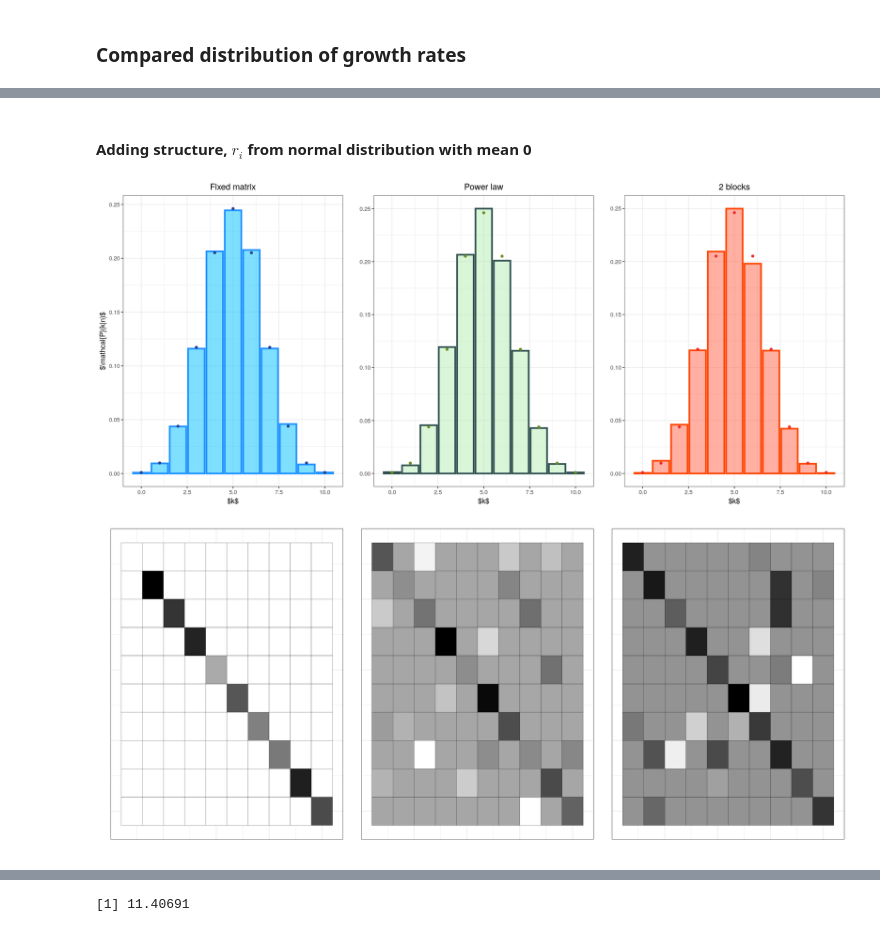
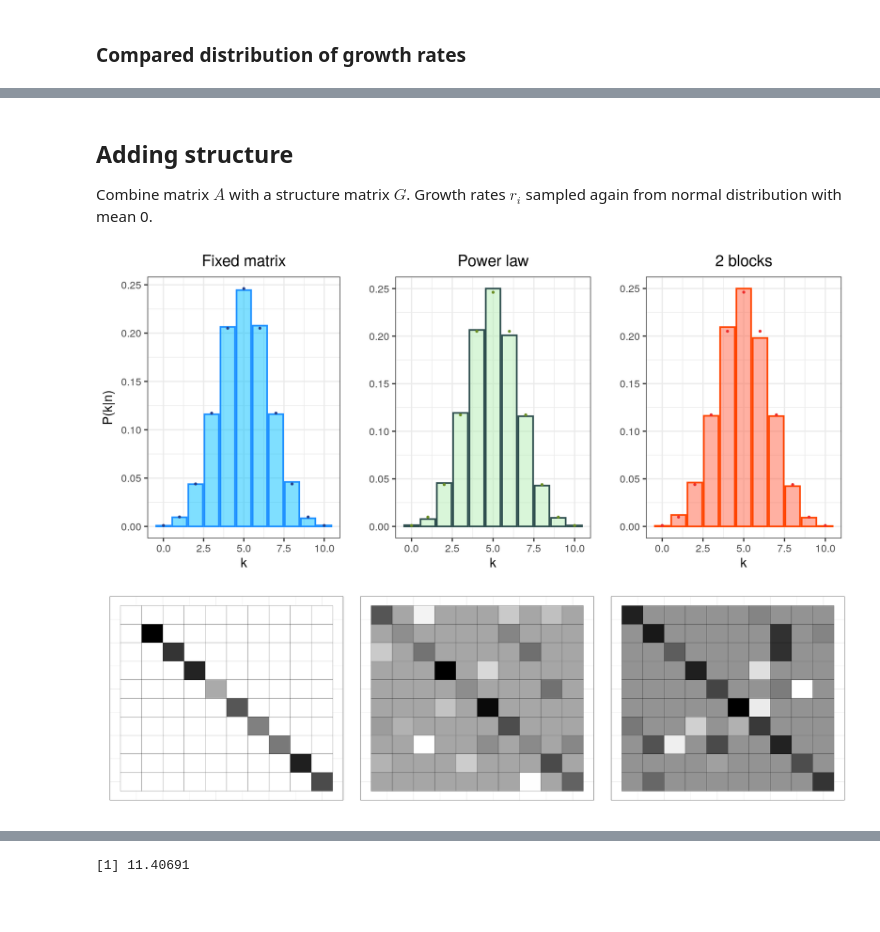
Before and after one commit to SBea13/QLS, a Jupyter notebook: Simulations/simulations_and_graphs.ipynb, the cells around one changed output, grey strips where cells are left out. Drawn from its saved outputs; the diff is of its cells as text; code cells hidden in the pictures; blank space fills up the shorter version.

```diff
--- a/Simulations/simulations_and_graphs.ipynb
+++ b/Simulations/simulations_and_graphs.ipynb
@@ -403,3 +396,4 @@ png
 # %% [markdown]
-#### Adding structure, $r_i$ from normal distribution with mean 0
+## Adding structure
+Combine matrix $A$ with a structure matrix $G$. Growth rates $r_i$ sampled again from normal distribution with mean 0.
 # %%
@@ -460,24 +454,24 @@ attractors_2B <- attractors_2B %>% mutate(expectation = choose(n, k) *  0.5^n)
 p1 <- attractors_MF %>% ggplot(aes(x = k, y = freq)) +
       geom_bar(stat = "identity", alpha = 0.5, colour = "dodgerblue", size=1.2, fill = "deepskyblue") +
       geom_point(aes(y = expectation), shape = 19, size = 1.5, col="royalblue4") +
-      # xlab(TeX("$k$")) + ylab(TeX("$P(k|n)$")) + ggtitle(TeX("Fixed matrix")) + theme_bw(base_size = 20) +
-      xlab("$k$") + ylab("$\\mathcal{P}(k|n)$") + ggtitle("Fixed matrix") + theme_bw() +
+      xlab(TeX("$k$")) + ylab(TeX("$P(k|n)$")) + ggtitle(TeX("Fixed matrix")) + theme_bw(base_size = 20) +
+      # xlab("$k$") + ylab("$\\mathcal{P}(k|n)$") + ggtitle("Fixed matrix") + theme_bw() +
       theme(plot.title = element_text(hjust = 0.5), panel.background = element_rect(fill = "transparent"), # bg of the panel
             plot.background = element_rect(fill = "transparent", color = NA)) # bg of the plot
 
 p2 <- attractors_PL %>% ggplot(aes(x = k, y = freq)) +
       geom_bar(stat = "identity", alpha = 0.5, colour = "darkslategray", size=1.2, fill = "darkseagreen2") +
       geom_point(aes(y = expectation), shape = 19, size = 1.5, col="olivedrab") +
-      # xlab(TeX("$k$")) + ylab("") + ggtitle(TeX("Power law")) + theme_bw(base_size = 20) +
-      xlab("$k$") + ylab("") + ggtitle("Power law") + theme_bw() +
+      xlab(TeX("$k$")) + ylab("") + ggtitle(TeX("Power law")) + theme_bw(base_size = 20) +
+      # xlab("$k$") + ylab("") + ggtitle("Power law") + theme_bw() +
       theme(plot.title = element_text(hjust = 0.5), panel.background = element_rect(fill = "transparent"), # bg of the panel
             plot.background = element_rect(fill = "transparent", color = NA)) # bg of the plot
 
 p3 <- attractors_2B %>% ggplot(aes(x = k, y = freq)) +
       geom_bar(stat = "identity", alpha = 0.5, colour = "orangered", size=1.2, fill = "tomato") +
       geom_point(aes(y = expectation), shape = 19, size = 1.5, col="firebrick2") +
-      # xlab(TeX("$k$")) + ylab("") + ggtitle(TeX("2 blocks")) + theme_bw(base_size = 20) +
-      xlab("$k$") + ylab("") + ggtitle("2 blocks") + theme_bw() +
+      xlab(TeX("$k$")) + ylab("") + ggtitle(TeX("2 blocks")) + theme_bw(base_size = 20) +
+      # xlab("$k$") + ylab("") + ggtitle("2 blocks") + theme_bw() +
       theme(plot.title = element_text(hjust = 0.5), panel.background = element_rect(fill = "transparent"), # bg of the panel
             plot.background = element_rect(fill = "transparent", color = NA)) # bg of the plot
 
@@ -486,10 +480,12 @@ grid.arrange(p1, p2, p3, ncol=3)
 # ggsave("simulations_3_struc.pdf", arrangeGrob(p1, p2, p3, ncol=3), scale=4, width=12, height=5, units='cm', bg='transparent')
 # dev.off()
 # %% [output]
-[figure, old version]
+[figure, new version]
 # %%
+# Example of interaction matrices with structure
+
 # tikzDevice::tikz(file = "matrix_3_struc_dstab.tex", width=11/2.54, height=3.5/2.54)
-# options(repr.plot.width=17, repr.plot.height=5)  #to set graph size
+options(repr.plot.width=17, repr.plot.height=5)  #to set graph size
 # par(mfrow= c(1,2), mar=c(5, 5, 4, 2), cex=1.5)
 set.seed(1234430) ## set random seed for simulations
 
@@ -497,32 +493,32 @@ mat_fixeds <- build.random.structure.dstable(n, interactions_MF)
 mat_powerl <- build.random.structure.dstable(n, interactions_PL)
 mat_2block <- build.random.structure.dstable(n, interactions_2B)
 
 ## Plotting
 p1 <- ggplot(melt(mat_fixeds), aes(x=Var1, y=Var2, fill=value)) + geom_tile(colour='black', show.legend = FALSE) +
       scale_y_reverse() + scale_fill_gradient(high = "white", low = "black") + theme_bw() +
       xlab("") + ylab("") +
       theme(plot.title = element_text(hjust = 0.5), panel.background = element_rect(fill = "transparent"), # bg of the panel
             plot.background = element_rect(fill = "transparent", color = NA), axis.text.y=element_blank(),
             axis.text.x=element_blank(), axis.ticks.x=element_blank(), axis.ticks.y=element_blank()) # bg of the plot
 
 p2 <- ggplot(melt(mat_powerl), aes(x=Var1, y=Var2, fill=value)) + geom_tile(colour='black', show.legend = FALSE) +
       scale_y_reverse() + scale_fill_gradient(high = "white", low = "black") +
       xlab("") + ylab("") + theme_bw() +
       theme(plot.title = element_text(hjust = 0.5), panel.background = element_rect(fill = "transparent"), # bg of the panel
             plot.background = element_rect(fill = "transparent", color = NA), axis.text.y=element_blank(),
             axis.text.x=element_blank(), axis.ticks.x=element_blank(), axis.ticks.y=element_blank()) # bg of the plot
 
 p3 <- ggplot(melt(mat_2block), aes(x=Var1, y=Var2, fill=value)) + geom_tile(colour='black', show.legend = FALSE) +
       scale_y_reverse() + scale_fill_gradient(high = "white", low = "black") +
       xlab("") + ylab("") + theme_bw() +
       theme(plot.title = element_text(hjust = 0.5), panel.background = element_rect(fill = "transparent"), # bg of the panel
             plot.background = element_rect(fill = "transparent", color = NA), axis.text.y=element_blank(),
             axis.text.x=element_blank(), axis.ticks.x=element_blank(), axis.ticks.y=element_blank()) # bg of the plot
 
 grid.arrange(p1, p2, p3, ncol=3)#, nrow=2)
 
 # ggsave("matrix_3_struc_dstab.pdf", arrangeGrob(p1, p2, p3, ncol=3), scale=4, width=12, height=5, units='cm', bg='transparent')
 # dev.off()
 # %% [output]
-[figure, old version]
+[figure, new version]
 # %%
```
Also changed, not shown: parts of 57 cells of this notebook.
